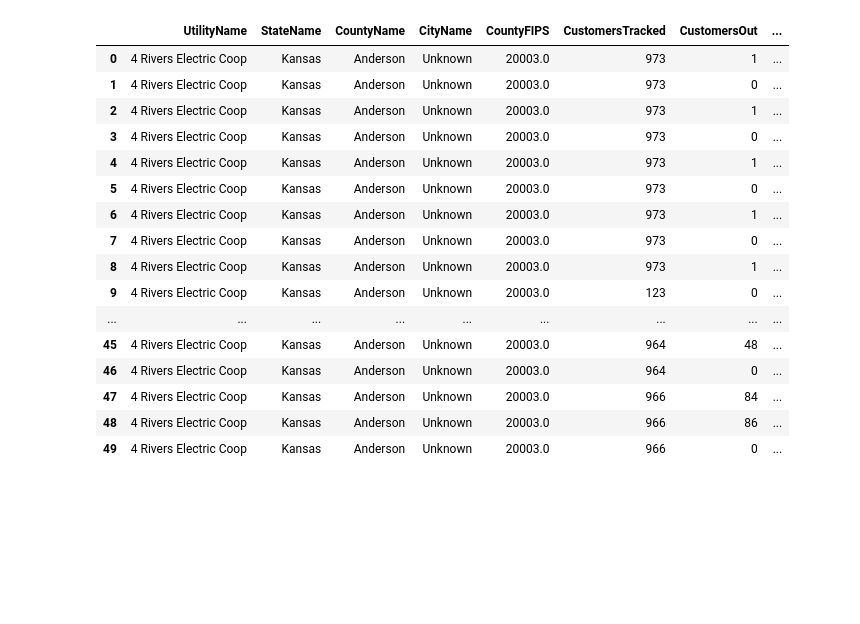
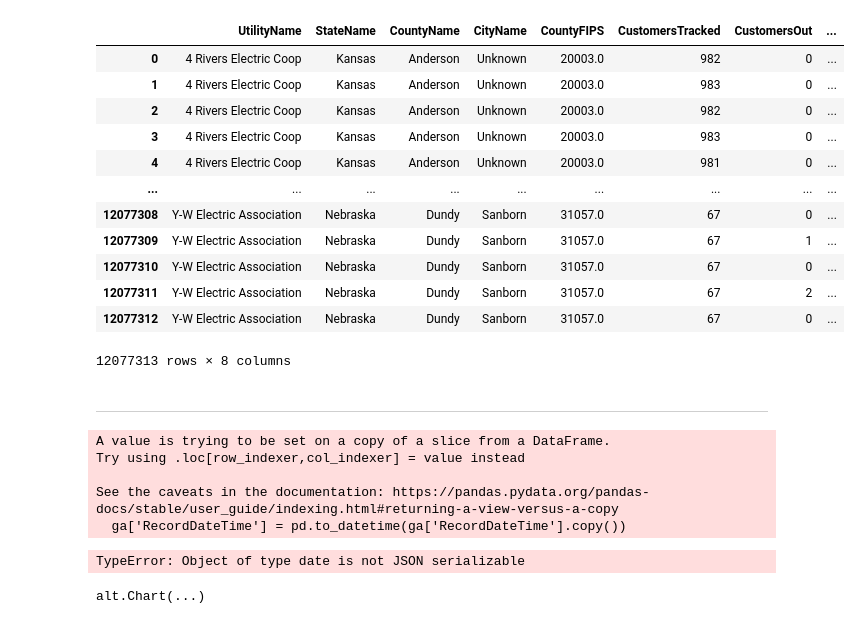
Before and after one commit to Urban-Research-Group/outage-data-scraper, a Jupyter notebook: scripts/bluefire.ipynb, the cells around one changed output. Saved outputs shown, nothing was run; the diff lists cells and outputs as text; code cells hidden in the pictures; blank space fills up the shorter version.

```diff
--- a/scripts/bluefire.ipynb
+++ b/scripts/bluefire.ipynb
@@ -8,23 +8,19 @@ df_20 = pd.read_csv('/Users/xuanedx1/github/outage-data-scraper/data/bluefire/PO
 df_21 = pd.read_csv('/Users/xuanedx1/github/outage-data-scraper/data/bluefire/POUS_Export_CityByUtility_Raw_2021.csv', encoding='utf-16')
 df_22 = pd.read_csv('/Users/xuanedx1/github/outage-data-scraper/data/bluefire/POUS_Export_CityByUtility_Raw_2022.csv', encoding='utf-16')
 df_23 = pd.read_csv('/Users/xuanedx1/github/outage-data-scraper/data/bluefire/POUS_Export_CityByUtility_Raw_2023.csv', encoding='utf-16')
-# %%
-df_22.head(50)
-# %% [output]
-|  | UtilityName | StateName | CountyName | CityName | CountyFIPS | CustomersTracked | CustomersOut | ... |
-| 0 | 4 Rivers Electric Coop | Kansas | Anderson | Unknown | 20003.0 | 973 | 1 | ... |
-| 1 | 4 Rivers Electric Coop | Kansas | Anderson | Unknown | 20003.0 | 973 | 0 | ... |
-| 2 | 4 Rivers Electric Coop | Kansas | Anderson | Unknown | 20003.0 | 973 | 1 | ... |
-| 3 | 4 Rivers Electric Coop | Kansas | Anderson | Unknown | 20003.0 | 973 | 0 | ... |
-| 4 | 4 Rivers Electric Coop | Kansas | Anderson | Unknown | 20003.0 | 973 | 1 | ... |
-| 5 | 4 Rivers Electric Coop | Kansas | Anderson | Unknown | 20003.0 | 973 | 0 | ... |
-| 6 | 4 Rivers Electric Coop | Kansas | Anderson | Unknown | 20003.0 | 973 | 1 | ... |
-| 7 | 4 Rivers Electric Coop | Kansas | Anderson | Unknown | 20003.0 | 973 | 0 | ... |
-| 8 | 4 Rivers Electric Coop | Kansas | Anderson | Unknown | 20003.0 | 973 | 1 | ... |
-| 9 | 4 Rivers Electric Coop | Kansas | Anderson | Unknown | 20003.0 | 123 | 0 | ... |
-| ... | ... | ... | ... | ... | ... | ... | ... | ... |
-| 45 | 4 Rivers Electric Coop | Kansas | Anderson | Unknown | 20003.0 | 964 | 48 | ... |
-| 46 | 4 Rivers Electric Coop | Kansas | Anderson | Unknown | 20003.0 | 964 | 0 | ... |
-| 47 | 4 Rivers Electric Coop | Kansas | Anderson | Unknown | 20003.0 | 966 | 84 | ... |
-| 48 | 4 Rivers Electric Coop | Kansas | Anderson | Unknown | 20003.0 | 966 | 86 | ... |
-| 49 | 4 Rivers Electric Coop | Kansas | Anderson | Unknown | 20003.0 | 966 | 0 | ... |
+# %%
+df_23
+# %% [output]
+|  | UtilityName | StateName | CountyName | CityName | CountyFIPS | CustomersTracked | CustomersOut | ... |
+| 0 | 4 Rivers Electric Coop | Kansas | Anderson | Unknown | 20003.0 | 982 | 0 | ... |
+| 1 | 4 Rivers Electric Coop | Kansas | Anderson | Unknown | 20003.0 | 983 | 0 | ... |
+| 2 | 4 Rivers Electric Coop | Kansas | Anderson | Unknown | 20003.0 | 982 | 0 | ... |
+| 3 | 4 Rivers Electric Coop | Kansas | Anderson | Unknown | 20003.0 | 983 | 0 | ... |
+| 4 | 4 Rivers Electric Coop | Kansas | Anderson | Unknown | 20003.0 | 981 | 0 | ... |
+| ... | ... | ... | ... | ... | ... | ... | ... | ... |
+| 12077308 | Y-W Electric Association | Nebraska | Dundy | Sanborn | 31057.0 | 67 | 0 | ... |
+| 12077309 | Y-W Electric Association | Nebraska | Dundy | Sanborn | 31057.0 | 67 | 1 | ... |
+| 12077310 | Y-W Electric Association | Nebraska | Dundy | Sanborn | 31057.0 | 67 | 0 | ... |
+| 12077311 | Y-W Electric Association | Nebraska | Dundy | Sanborn | 31057.0 | 67 | 2 | ... |
+| 12077312 | Y-W Electric Association | Nebraska | Dundy | Sanborn | 31057.0 | 67 | 0 | ... |
+12077313 rows × 8 columns
@@ -30,0 +57,2 @@ df_22.head(50)
+# %% [markdown]
+---
@@ -30,0 +61,32 @@ df_22.head(50)
+# %%
+import altair as alt
+import pandas as pd
+
+# Disable the max rows limit
+alt.data_transformers.disable_max_rows()
+# Assuming df is your DataFrame and already loaded
+
+# Convert RecordDateTime to datetime if not already
+ga['RecordDateTime'] = pd.to_datetime(ga['RecordDateTime'].copy())
+
+# Now create the chart
+chart = alt.Chart(ga).mark_line().encode(
+    x='RecordDateTime:T',  # T indicates temporal (time) data
+    y='CustomersOut:Q',    # Q indicates quantitative data
+    color='CountyName:N'   # N indicates nominal (categorical) data
+    # tooltip=['UtilityName:N', 'StateName:N', 'CountyName:N', 'CustomersOut:Q', 'RecordDateTime:T']
+).properties(
+    width=800,
+    height=400,
+    title='Customers Out Over Time by State'
+).interactive()
+
+chart.display()
+# %% [output]
+A value is trying to be set on a copy of a slice from a DataFrame.
+Try using .loc[row_indexer,col_indexer] = value instead
+
+See the caveats in the documentation: https://pandas.pydata.org/pandas-docs/stable/user_guide/indexing.html#returning-a-view-versus-a-copy
+  ga['RecordDateTime'] = pd.to_datetime(ga['RecordDateTime'].copy())
+TypeError: Object of type date is not JSON serializable
+alt.Chart(...)
```
Also changed, not shown: parts of 3 cells of this notebook, 6 other files.
